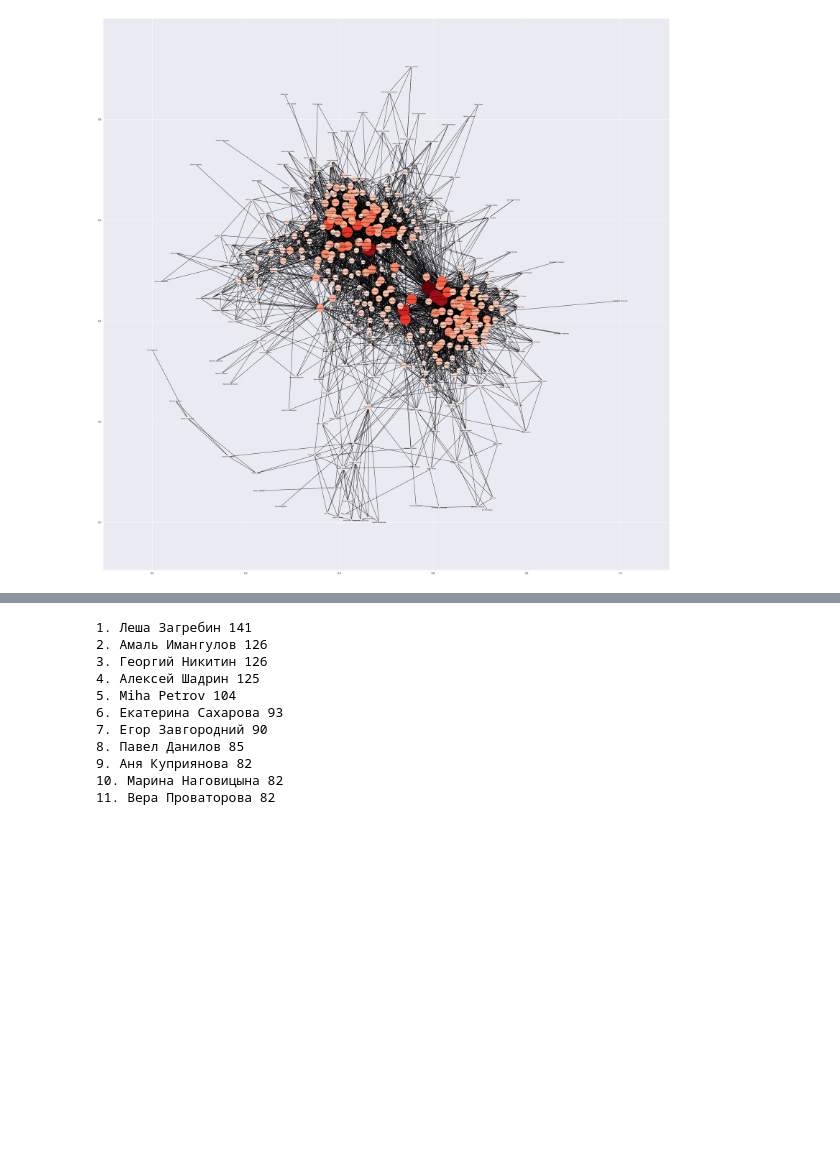
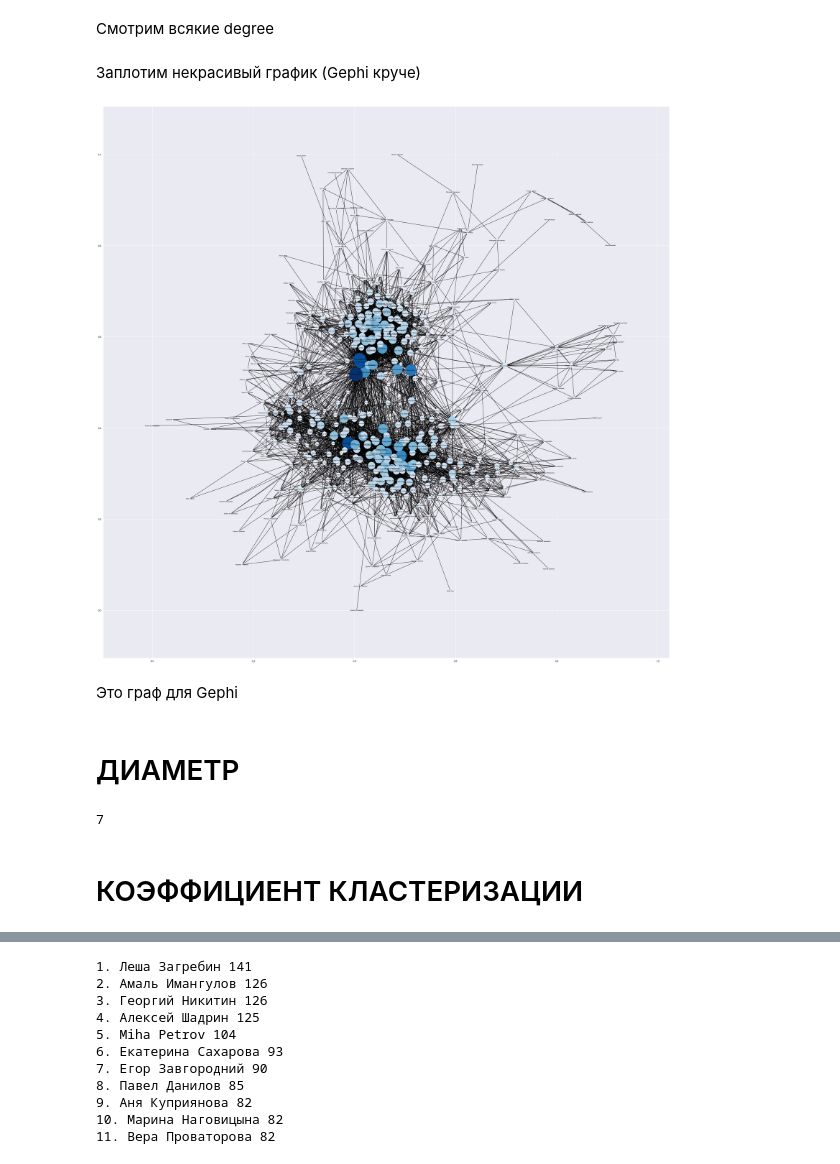
Before and after one commit to Zelich/HSE_tasks, a Jupyter notebook: Seti_Project1.ipynb, the cells around one changed output, grey strips where cells are left out. Saved outputs shown, nothing was run; the diff lists cells and outputs as text; code cells hidden in the pictures; blank space fills up the shorter version.

Commit message:
Added project1 of social networks

```diff
--- a/Seti_Project1.ipynb
+++ b/Seti_Project1.ipynb
@@ -84,17 +84,26 @@ for node in G.nodes():
+# %%
+G1 = nx.read_gml('network.gml')
+G = nx.read_gml('network1.gml')
+# %% [markdown]
+Смотрим всякие degree
 # %%
 k = nx.degree(G)
 k1 = nx.degree(G1)
+# %% [markdown]
+Заплотим некрасивый график (Gephi круче)
 # %%
 plt.figure(1, figsize=(40,40))
 coord = nx.spring_layout(G)
 nx.draw_networkx(G,
                  pos=coord,
                  nodelist=list(k.keys()),
                  node_size = [d*20 for d in list(k.values())],
                  node_color=list(k.values()),
                  font_size=6,
-                 cmap=plt.cm.Reds,
+                 cmap=plt.cm.Blues,
                  with_labels=True
                  )
 # %% [output]
-[figure, old version]
+[figure, new version]
+# %% [markdown]
+Это граф для Gephi
@@ -100,0 +112,9 @@ nx.draw_networkx(G,
+# %% [markdown]
+# ДИАМЕТР
+# %%
+diameter = nx.diameter(G.subgraph(max(nx.connected_component_subgraphs(G), key=len)))
+diameter
+# %% [output]
+7
+# %% [markdown]
+# КОЭФФИЦИЕНТ КЛАСТЕРИЗАЦИИ
```
Also changed, not shown: parts of 64 cells of this notebook.
